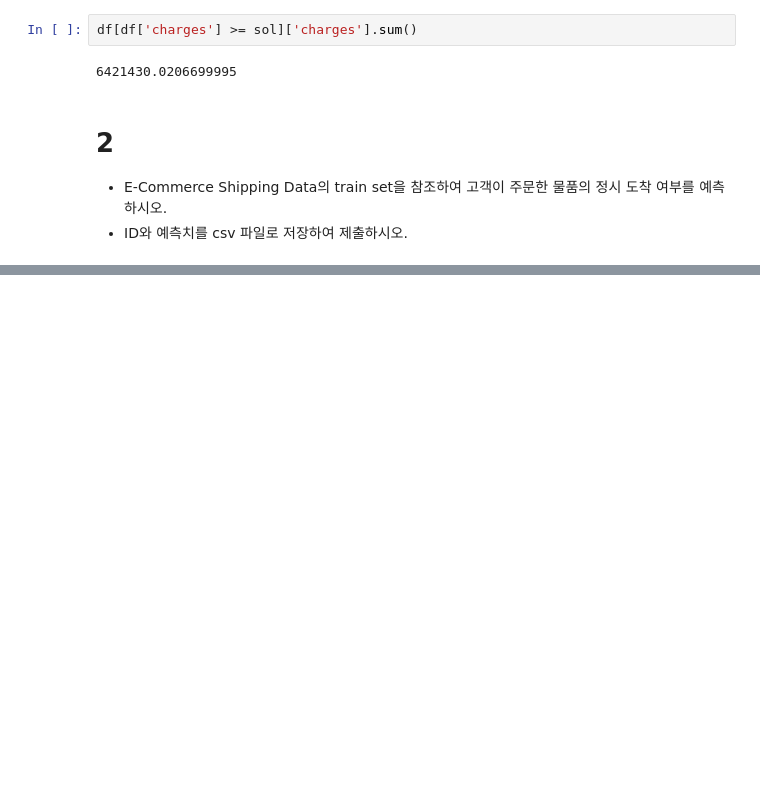
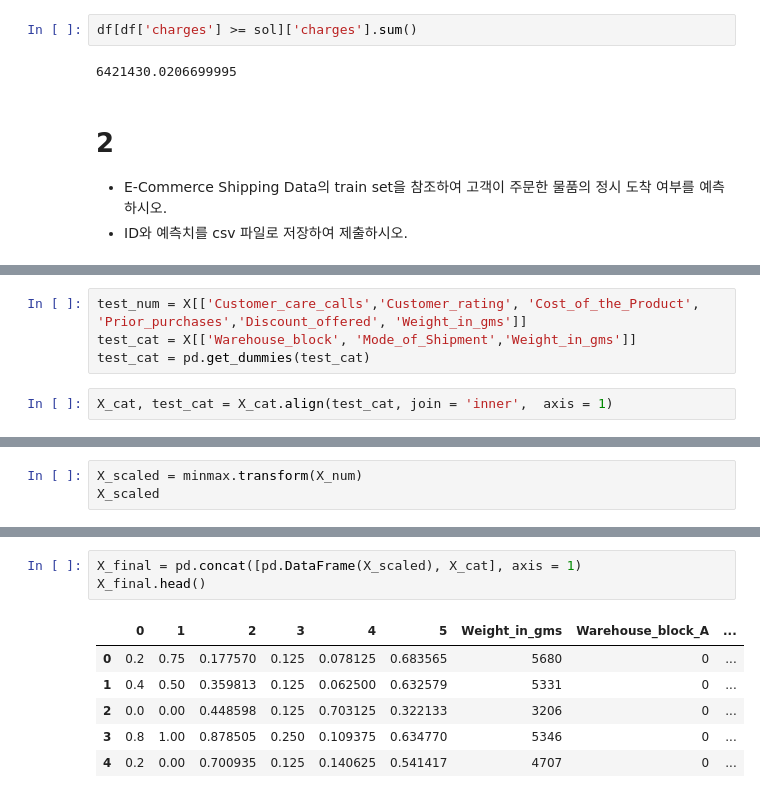
Before and after one commit to Hongbi-Kim/Machine-Learning, a Jupyter notebook: 빅분기/2회_작업형_기출.ipynb, the cells around one changed output, grey strips where cells are left out. Cells and saved outputs as stored; diff of their text form; blank space fills up the shorter version.

```diff
--- a/빅분기/2회_작업형_기출.ipynb
+++ b/빅분기/2회_작업형_기출.ipynb
@@ -195,0 +219,6 @@ X_train_cat = pd.get_dummies(X_train[['Warehouse_block', 'Mode_of_Shipment', 'Pr
+# %%
+test_num = X[['Customer_care_calls','Customer_rating', 'Cost_of_the_Product', 'Prior_purchases','Discount_offered', 'Weight_in_gms']]
+test_cat = X[['Warehouse_block', 'Mode_of_Shipment','Weight_in_gms']]
+test_cat = pd.get_dummies(test_cat)
+# %%
+X_cat, test_cat = X_cat.align(test_cat, join = 'inner',  axis = 1)
@@ -195,0 +232,3 @@ X_train_cat = pd.get_dummies(X_train[['Warehouse_block', 'Mode_of_Shipment', 'Pr
+# %%
+X_scaled = minmax.transform(X_num)
+X_scaled
@@ -195,0 +266,10 @@ X_train_cat = pd.get_dummies(X_train[['Warehouse_block', 'Mode_of_Shipment', 'Pr
+# %%
+X_final = pd.concat([pd.DataFrame(X_scaled), X_cat], axis = 1)
+X_final.head()
+# %% [output]
+|  | 0 | 1 | 2 | 3 | 4 | 5 | Weight_in_gms | Warehouse_block_A | ... |
+| 0 | 0.2 | 0.75 | 0.177570 | 0.125 | 0.078125 | 0.683565 | 5680 | 0 | ... |
+| 1 | 0.4 | 0.50 | 0.359813 | 0.125 | 0.062500 | 0.632579 | 5331 | 0 | ... |
+| 2 | 0.0 | 0.00 | 0.448598 | 0.125 | 0.703125 | 0.322133 | 3206 | 0 | ... |
+| 3 | 0.8 | 1.00 | 0.878505 | 0.250 | 0.109375 | 0.634770 | 5346 | 0 | ... |
+| 4 | 0.2 | 0.00 | 0.700935 | 0.125 | 0.140625 | 0.541417 | 4707 | 0 | ... |
```
Also changed, not shown: parts of 24 cells of this notebook.
